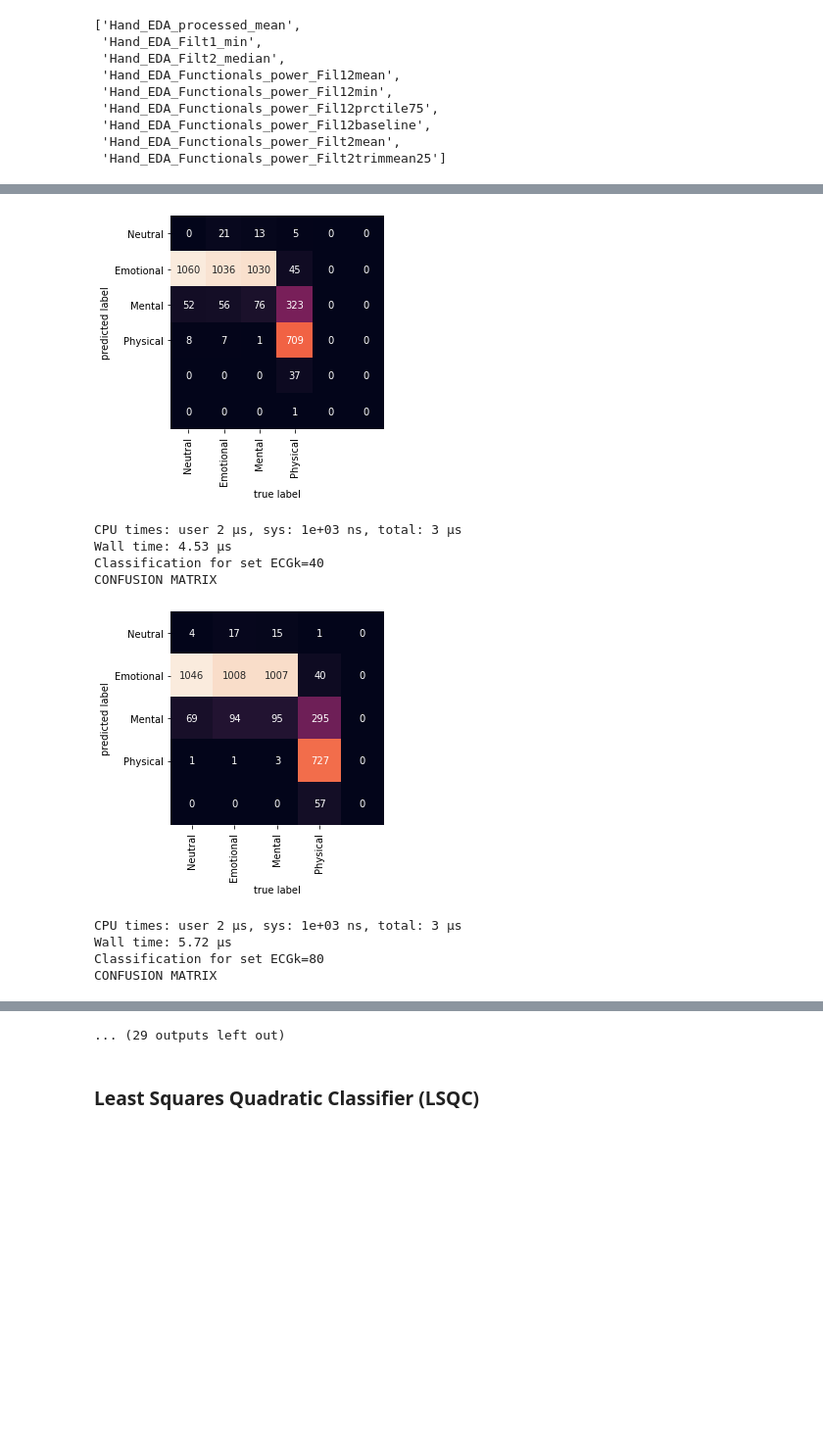
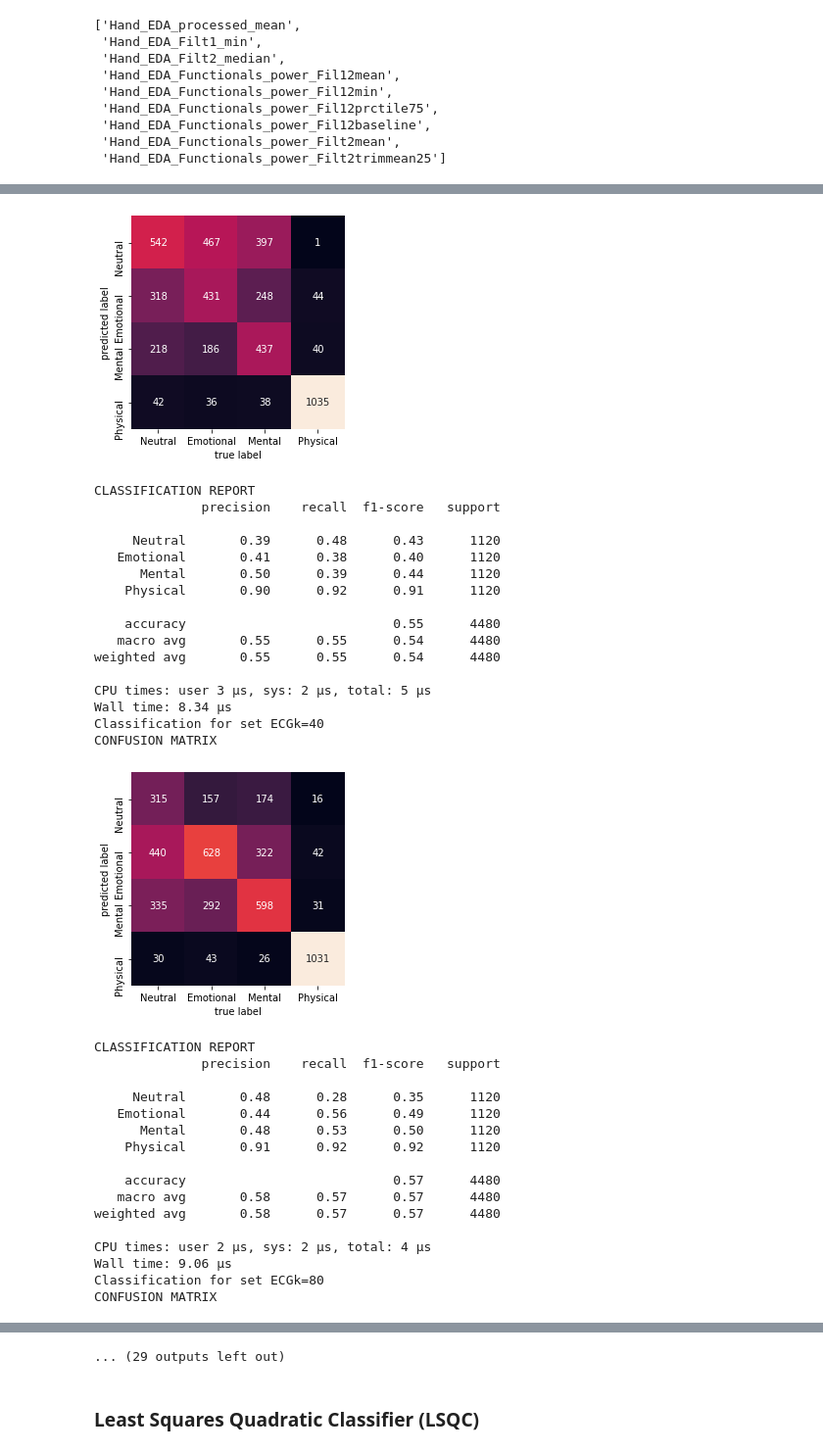
Before and after one commit to xaviersantos/dm, a Jupyter notebook: project/final_project.ipynb, the cells around one changed output, grey strips where cells are left out. Shown at 98% size. Saved outputs shown, nothing was run; the diff lists cells and outputs as text; code cells hidden in the pictures; blank space fills up the shorter version.

Commit message:
SWITCHED LINEAR WITH LOGISTIC REGRESSION

```diff
--- a/project/final_project.ipynb
+++ b/project/final_project.ipynb
@@ -271,7 +271,7 @@ chosen_feats
 # %%
 %%time
 
-reg_linear = LinearRegression()
+reg_linear = LogisticRegression()
 
 # k is the number of subjects available in the design database: 40 subjects
 k = n_subject
@@ -288,8 +288,8 @@ for f_set in Feature_Set:
 
         # cross validation
         y_pred = cross_val_predict(reg_linear, X_selected, y_lstsq, cv=cv)
-        get_confusion_matrix(y_pred.round())
-        #get_classification_report(y_pred.round())
+        get_confusion_matrix(y_pred)
+        get_classification_report(y_pred)
         %time
 # %% [output]
 CLASSIFICATION FOR: LSLC
@@ -306,12 +330,36 @@ Wall time: 7.87 µs
 Classification for set ECGk=20
 CONFUSION MATRIX
-[figure, old version]
+[figure, new version]
-CPU times: user 2 µs, sys: 1e+03 ns, total: 3 µs
-Wall time: 4.53 µs
+CLASSIFICATION REPORT
+              precision    recall  f1-score   support
+
+     Neutral       0.39      0.48      0.43      1120
+   Emotional       0.41      0.38      0.40      1120
+      Mental       0.50      0.39      0.44      1120
+    Physical       0.90      0.92      0.91      1120
+
+    accuracy                           0.55      4480
+   macro avg       0.55      0.55      0.54      4480
+weighted avg       0.55      0.55      0.54      4480
+
+CPU times: user 3 µs, sys: 2 µs, total: 5 µs
+Wall time: 8.34 µs
 Classification for set ECGk=40
 CONFUSION MATRIX
-[figure, old version]
+[figure, new version]
-CPU times: user 2 µs, sys: 1e+03 ns, total: 3 µs
-Wall time: 5.72 µs
+CLASSIFICATION REPORT
+              precision    recall  f1-score   support
+
+     Neutral       0.48      0.28      0.35      1120
+   Emotional       0.44      0.56      0.49      1120
+      Mental       0.48      0.53      0.50      1120
+    Physical       0.91      0.92      0.92      1120
+
+    accuracy                           0.57      4480
+   macro avg       0.58      0.57      0.57      4480
+weighted avg       0.58      0.57      0.57      4480
+
+CPU times: user 2 µs, sys: 2 µs, total: 4 µs
+Wall time: 9.06 µs
 Classification for set ECGk=80
 CONFUSION MATRIX
```
Also changed, not shown: parts of 2 cells of this notebook.
